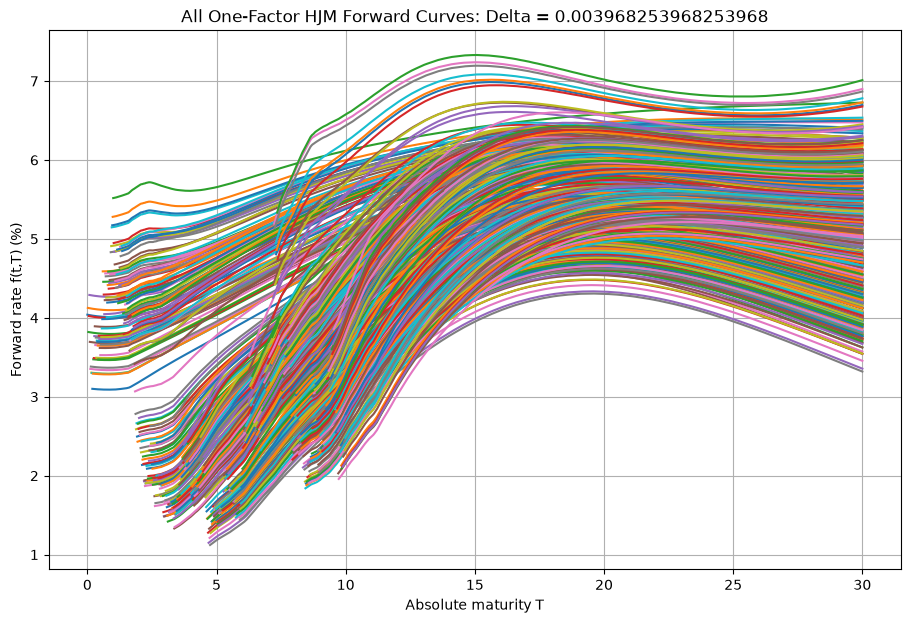
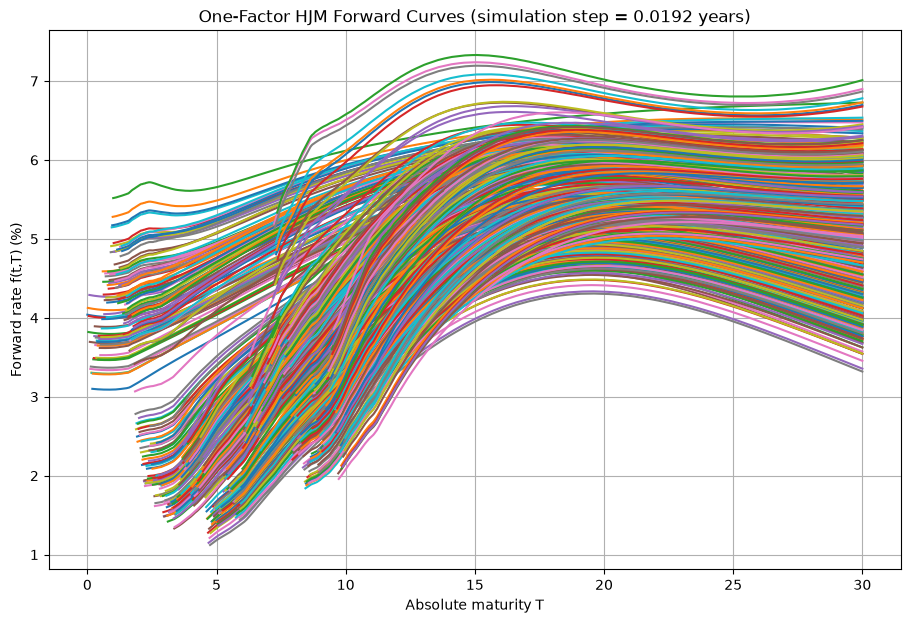
The notebook cell's code change between the first figure and the second:
--- before
+++ after
@@ -11,5 +11,8 @@
 plt.xlabel("Absolute maturity T")
 plt.ylabel("Forward rate f(t,T) (%)")
-plt.title(f"All One-Factor HJM Forward Curves: Delta = {DELTA}")
+plt.title(
+    f"One-Factor HJM Forward Curves "
+    f"(simulation step = {SIM_DT:.4f} years)"
+)
 plt.grid(True)
 plt.show()

Commit: added README